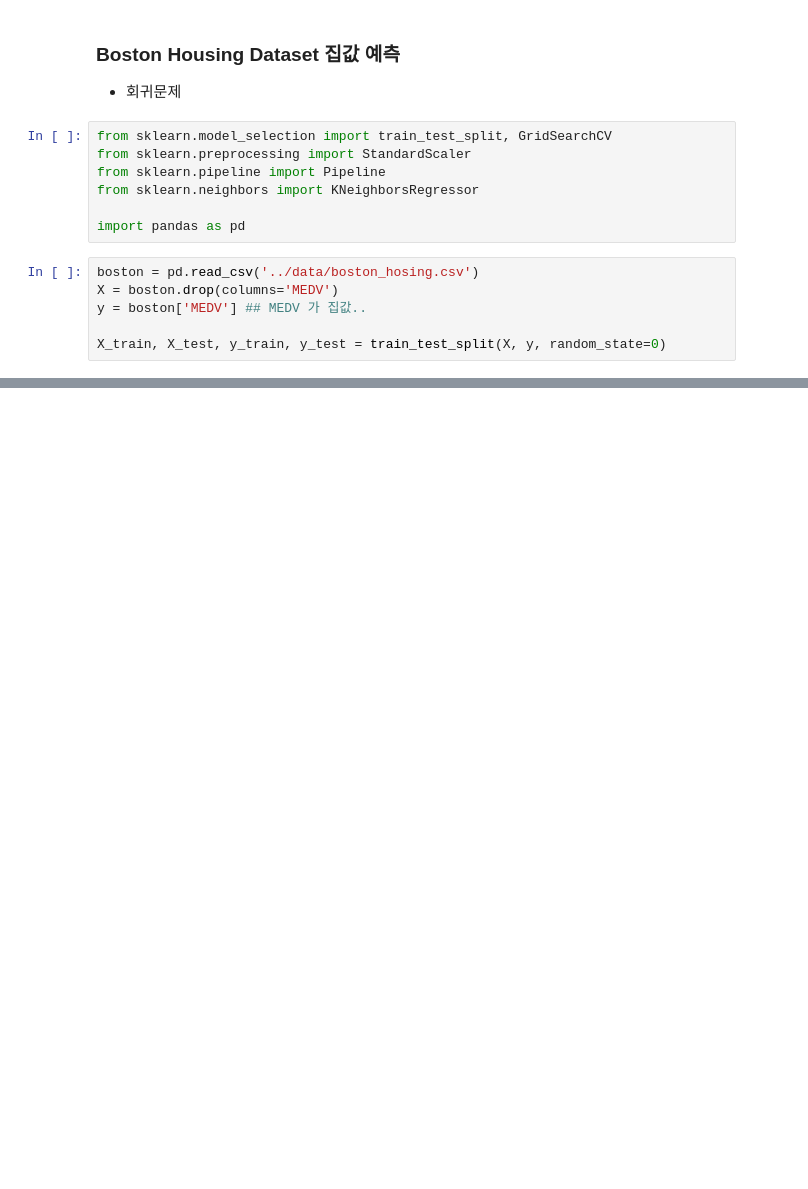
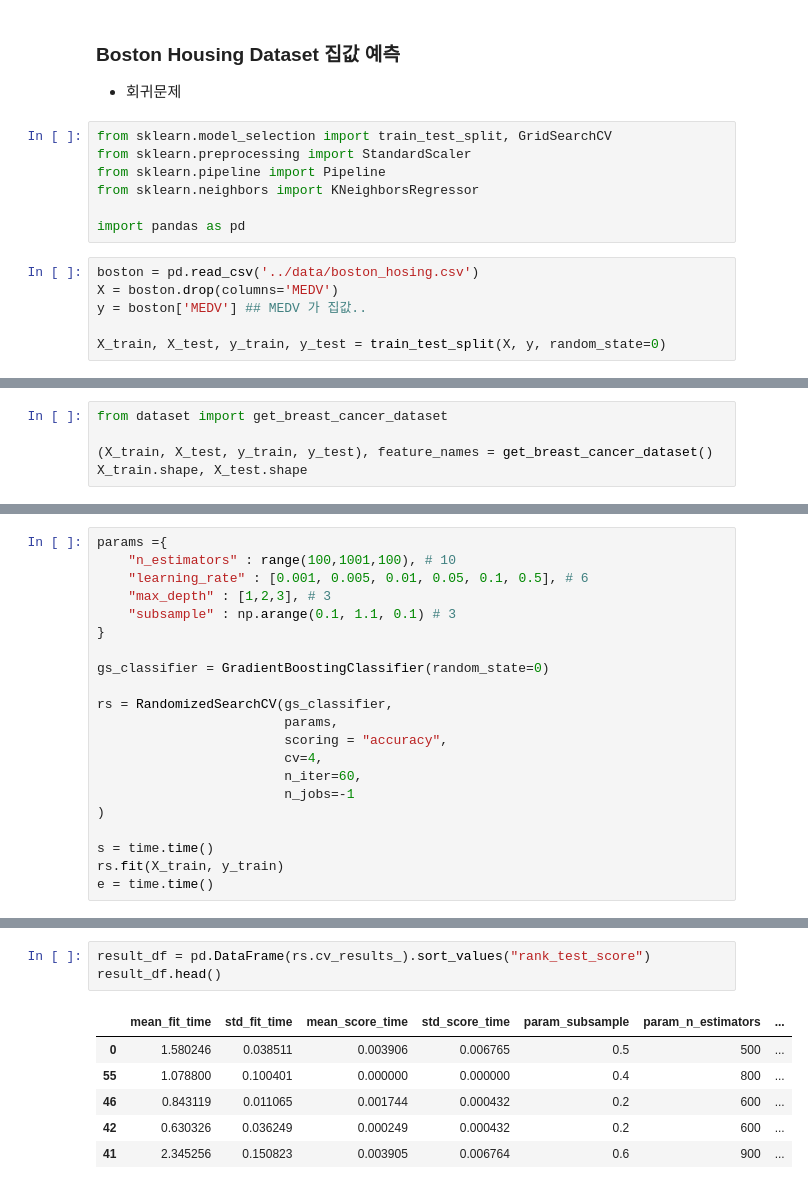
Before and after one commit to aaingyunii/Bootcamp_ML, a Jupyter notebook: 230707-10-11_ML_06/2307_07+10+11_ML_review.ipynb, the cells around one changed output, grey strips where cells are left out. Drawn from its saved outputs; the diff is of its cells as text; blank space fills up the shorter version.

```diff
--- a/230707-10-11_ML_06/2307_07+10+11_ML_review.ipynb
+++ b/230707-10-11_ML_06/2307_07+10+11_ML_review.ipynb
@@ -483,0 +1213,5 @@ X_train, X_test, y_train, y_test = train_test_split(X, y, random_state=0)
+# %%
+from dataset import get_breast_cancer_dataset
+
+(X_train, X_test, y_train, y_test), feature_names = get_breast_cancer_dataset()
+X_train.shape, X_test.shape
@@ -483,0 +1226,21 @@ X_train, X_test, y_train, y_test = train_test_split(X, y, random_state=0)
+# %%
+params ={
+    "n_estimators" : range(100,1001,100), # 10
+    "learning_rate" : [0.001, 0.005, 0.01, 0.05, 0.1, 0.5], # 6
+    "max_depth" : [1,2,3], # 3
+    "subsample" : np.arange(0.1, 1.1, 0.1) # 3
+}
+
+gs_classifier = GradientBoostingClassifier(random_state=0)
+
+rs = RandomizedSearchCV(gs_classifier,
+                        params,
+                        scoring = "accuracy",
+                        cv=4,
+                        n_iter=60,
+                        n_jobs=-1
+)
+
+s = time.time()
+rs.fit(X_train, y_train)
+e = time.time()
@@ -483,0 +1255,10 @@ X_train, X_test, y_train, y_test = train_test_split(X, y, random_state=0)
+# %%
+result_df = pd.DataFrame(rs.cv_results_).sort_values("rank_test_score")
+result_df.head()
+# %% [output]
+|  | mean_fit_time | std_fit_time | mean_score_time | std_score_time | param_subsample | param_n_estimators | ... |
+| 0 | 1.580246 | 0.038511 | 0.003906 | 0.006765 | 0.5 | 500 | ... |
+| 55 | 1.078800 | 0.100401 | 0.000000 | 0.000000 | 0.4 | 800 | ... |
+| 46 | 0.843119 | 0.011065 | 0.001744 | 0.000432 | 0.2 | 600 | ... |
+| 42 | 0.630326 | 0.036249 | 0.000249 | 0.000432 | 0.2 | 600 | ... |
+| 41 | 2.345256 | 0.150823 | 0.003905 | 0.006764 | 0.6 | 900 | ... |
```
Also changed, not shown: parts of 72 cells of this notebook, 6 other files.
